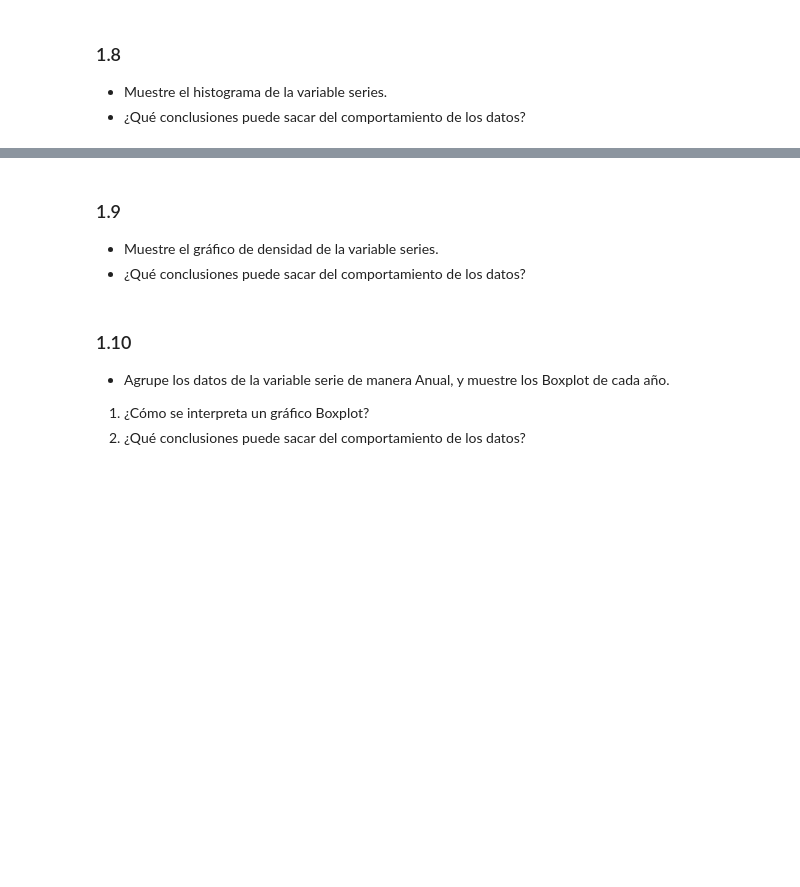
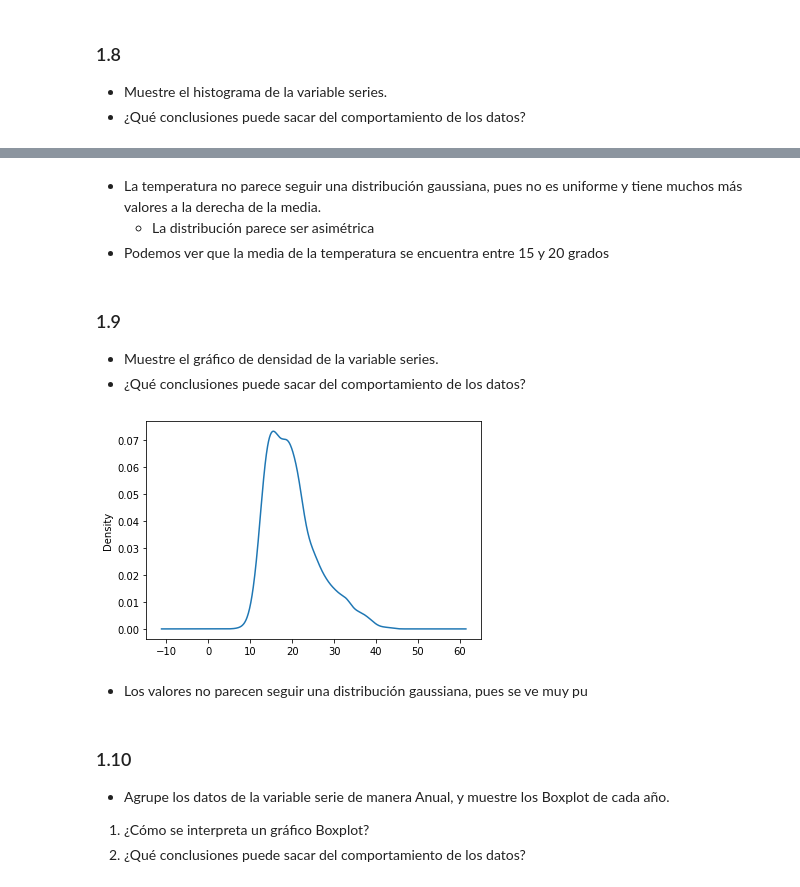
Before and after one commit to GabrielVargasR/University-Artificial-Intelligence, a Jupyter notebook: TC2 - TS, Norm, Reg/2021-2-Trabajo_Corto_02.ipynb, the cells around one changed output, grey strips where cells are left out. Saved outputs shown, nothing was run; the diff lists cells and outputs as text; code cells hidden in the pictures; blank space fills up the shorter version.

```diff
--- a/TC2 - TS, Norm, Reg/2021-2-Trabajo_Corto_02.ipynb
+++ b/TC2 - TS, Norm, Reg/2021-2-Trabajo_Corto_02.ipynb
@@ -177,8 +198,19 @@ series.hist()
 [figure]
+# %% [markdown]
+- La temperatura no parece seguir una distribución gaussiana, pues no es uniforme y tiene muchos más valores a la derecha de la media.
+    - La distribución parece ser asimétrica
+- Podemos ver que la media de la temperatura se encuentra entre 15 y 20 grados
 # %% [markdown]
 ### 1.9
 - Muestre el gráfico de densidad de la variable series.
 - ¿Qué conclusiones puede sacar del comportamiento de los datos?
+# %%
+series.plot(kind = 'kde')
+plt.show()
+# %% [output]
+[figure, added]
+# %% [markdown]
+- Los valores no parecen seguir una distribución gaussiana, pues se ve muy pu
 # %% [markdown]
 ### 1.10
 - Agrupe los datos de la variable serie de manera Anual, y muestre los Boxplot de cada año.
```
Also changed, not shown: parts of 5 cells of this notebook.
